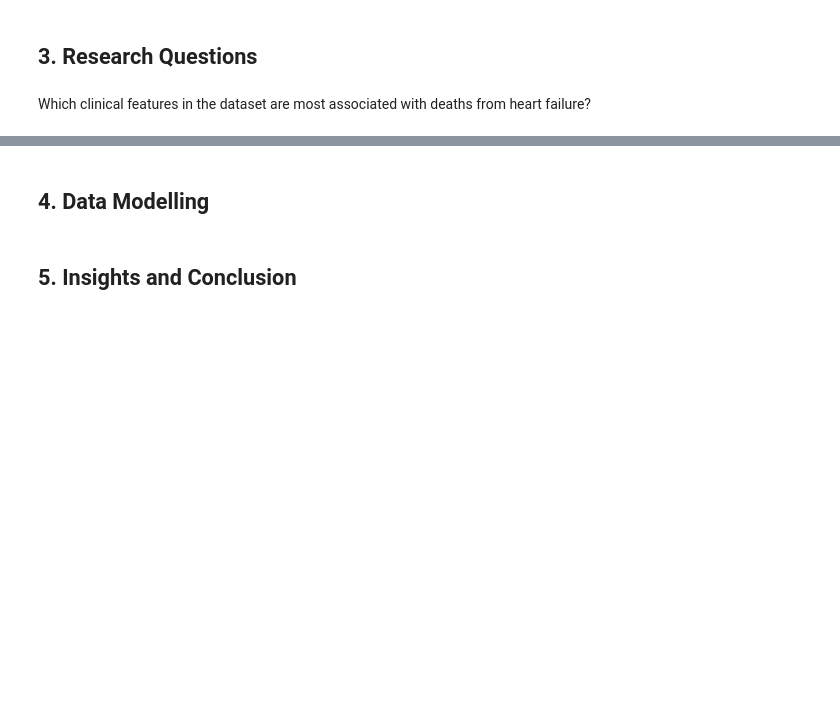
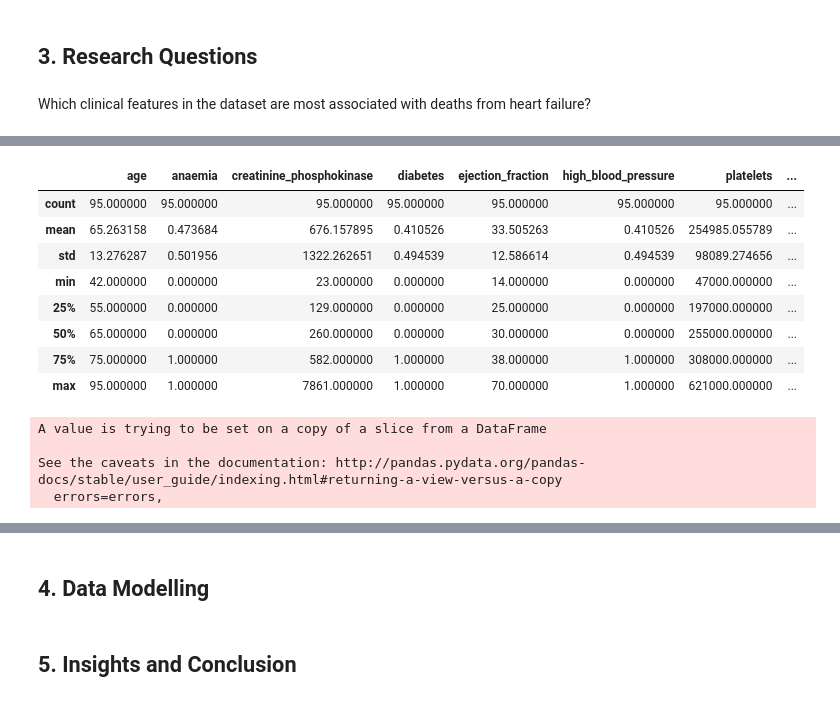
Before and after one commit to Skentir/CSMODEL, a Jupyter notebook: Insert Title of Case Study.ipynb, the cells around one changed output, grey strips where cells are left out. Saved outputs shown, nothing was run; the diff lists cells and outputs as text; code cells hidden in the pictures; blank space fills up the shorter version.

Commit message:
Added outlier removal

```diff
--- a/Insert Title of Case Study.ipynb
+++ b/Insert Title of Case Study.ipynb
@@ -266,0 +263,24 @@ KeyError: 'Column not found: 0'
+# %%
+deaths.describe()
+# %% [output]
+|  | age | anaemia | creatinine_phosphokinase | diabetes | ejection_fraction | high_blood_pressure | platelets | ... |
+| count | 95.000000 | 95.000000 | 95.000000 | 95.000000 | 95.000000 | 95.000000 | 95.000000 | ... |
+| mean | 65.263158 | 0.473684 | 676.157895 | 0.410526 | 33.505263 | 0.410526 | 254985.055789 | ... |
+| std | 13.276287 | 0.501956 | 1322.262651 | 0.494539 | 12.586614 | 0.494539 | 98089.274656 | ... |
+| min | 42.000000 | 0.000000 | 23.000000 | 0.000000 | 14.000000 | 0.000000 | 47000.000000 | ... |
+| 25% | 55.000000 | 0.000000 | 129.000000 | 0.000000 | 25.000000 | 0.000000 | 197000.000000 | ... |
+| 50% | 65.000000 | 0.000000 | 260.000000 | 0.000000 | 30.000000 | 0.000000 | 255000.000000 | ... |
+| 75% | 75.000000 | 1.000000 | 582.000000 | 1.000000 | 38.000000 | 1.000000 | 308000.000000 | ... |
+| max | 95.000000 | 1.000000 | 7861.000000 | 1.000000 | 70.000000 | 1.000000 | 621000.000000 | ... |
+# %%
+hf_func.drop_outliers(deaths, "age")
+hf_func.drop_outliers(deaths, "platelets")
+hf_func.drop_outliers(deaths, "serum_creatinine")
+hf_func.drop_outliers(deaths, "serum_sodium")
+hf_func.drop_outliers(deaths, "ejection_fraction")
+hf_func.drop_outliers(deaths, "creatinine_phosphokinase")
+# %% [output]
+A value is trying to be set on a copy of a slice from a DataFrame
+
+See the caveats in the documentation: http://pandas.pydata.org/pandas-docs/stable/user_guide/indexing.html#returning-a-view-versus-a-copy
+  errors=errors,
```
Also changed, not shown: parts of 5 cells of this notebook, 1 other file.
